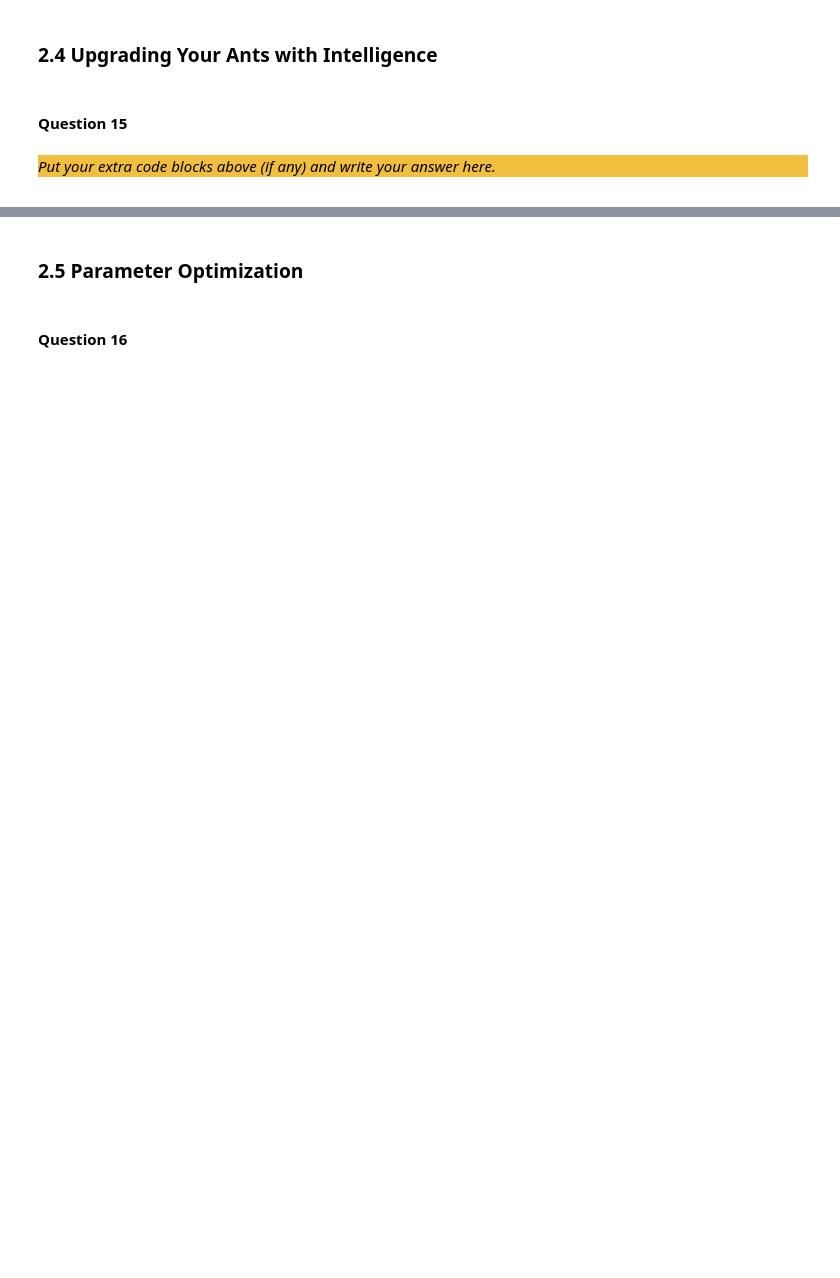
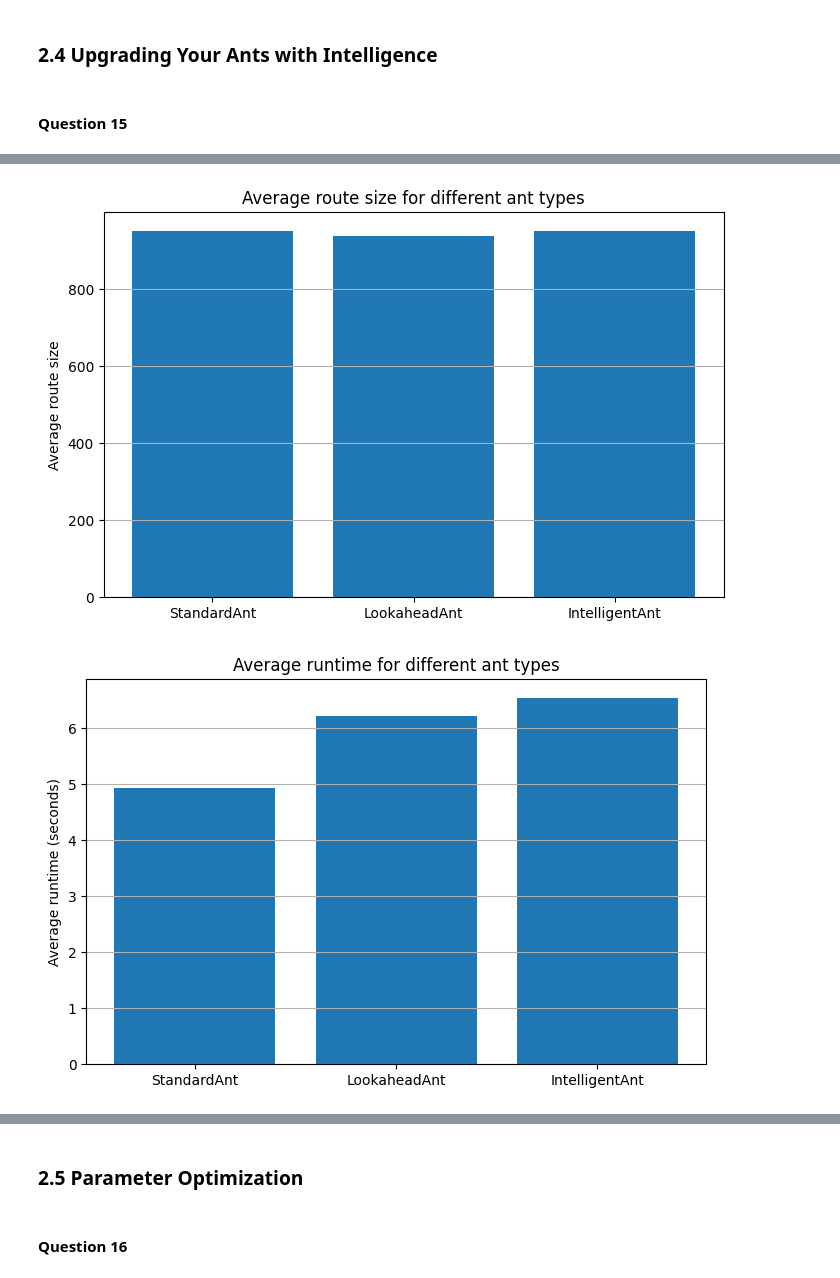
Before and after one commit to MrKretowski/ci-lab-assignments-2, a Jupyter notebook: src/Main.ipynb, the cells around one changed output, grey strips where cells are left out. Cells and saved outputs as stored; diff of their text form; code cells hidden in the pictures; blank space fills up the shorter version.

```diff
--- a/src/Main.ipynb
+++ b/src/Main.ipynb
@@ -710,15 +879,16 @@ class AntColonyOptimization:
         return best_route
 # %%
 # Please keep your parameters for the ACO easily changeable here
-ants_per_generation = 20
-number_of_generations = 50
+ants_per_generation = 15
+number_of_generations = 30
 q = 1600
 evap = 0.1
+convergence_limit = 8
 
 # Construct the optimization objects
 maze = Maze.create_maze("../data/hard_maze.txt")
 spec = PathSpecification.read_coordinates("../data/hard_coordinates.txt")
-aco = AntColonyOptimization(maze, ants_per_generation, number_of_generations, q, evap)
+aco = AntColonyOptimization(maze, ants_per_generation, number_of_generations, q, evap, convergence_limit)
 
 start_time = int(round(time.time() * 1000))
 shortest_route = aco.find_shortest_route(spec)
@@ -764,4 +910,0 @@ class IntelligentAnt:
-# %% [markdown]
-<div style="background-color:#f1be3e">
-
-_Put your extra code blocks above (if any) and write your answer here._
@@ -767,0 +1077,67 @@ _Put your extra code blocks above (if any) and write your answer here._
+# %%
+import matplotlib.pyplot as plt
+
+def evaluate_ant(
+    ant_class,
+    runs=5,
+    ants_per_generation=15,
+    number_of_generations=30,
+    q=1600,
+    evap=0.1,
+    convergence_limit=8
+):
+    route_sizes = []
+    runtimes = []
+
+    for _ in range(runs):
+        maze = Maze.create_maze("../data/hard_maze.txt")
+        spec = PathSpecification.read_coordinates("../data/hard_coordinates.txt")
+        aco = AntColonyOptimization(
+            maze,
+            ants_per_generation,
+            number_of_generations,
+            q,
+            evap,
+            convergence_limit,
+            ant_class=ant_class
+        )
+
+        start_time = time.time()
+        route = aco.find_shortest_route(spec)
+        end_time = time.time()
+
+        if route is not None:
+            route_sizes.append(route.size())
+            runtimes.append(end_time - start_time)
+
+    return np.mean(route_sizes), np.mean(runtimes)
+
+
+ant_names = ["StandardAnt", "LookaheadAnt", "IntelligentAnt"]
+ant_classes = [StandardAnt, LookaheadAnt, IntelligentAnt]
+
+mean_sizes = []
+mean_times = []
+
+for ant_class in ant_classes:
+    mean_size, mean_time = evaluate_ant(ant_class, runs=5)
+    mean_sizes.append(mean_size)
+    mean_times.append(mean_time)
+
+print("Average route sizes:", mean_sizes)
+print("Average runtimes:", mean_times)
+
+plt.figure(figsize=(8, 5))
+plt.bar(ant_names, mean_sizes)
+plt.title("Average route size for different ant types")
+plt.ylabel("Average route size")
+plt.grid(axis="y")
+plt.show()
+
+plt.figure(figsize=(8, 5))
+plt.bar(ant_names, mean_times)
+plt.title("Average runtime for different ant types")
+plt.ylabel("Average runtime (seconds)")
+plt.grid(axis="y")
+plt.show()
+# %% [output]
@@ -767,0 +1161,2 @@ _Put your extra code blocks above (if any) and write your answer here._
+[figure, added]
+[figure, added]
```
Also changed, not shown: parts of 19 cells of this notebook, 6 other files.
